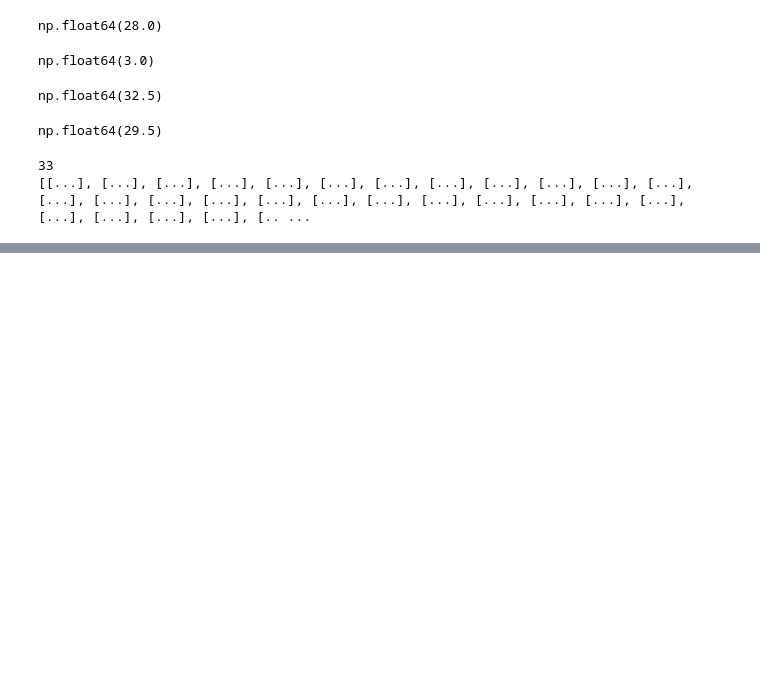
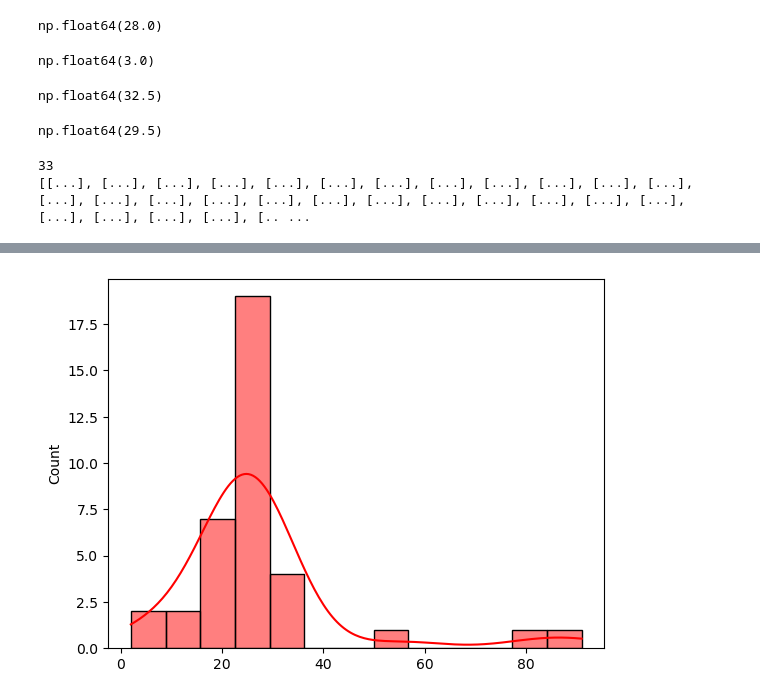
Before and after one commit to dishagagnamwar/learning-python, a Jupyter notebook: NUMPY/boxplot and histogram .ipynb, the cells around one changed output, grey strips where cells are left out. Drawn from its saved outputs; the diff is of its cells as text; code cells hidden in the pictures; blank space fills up the shorter version.

```diff
--- a/NUMPY/boxplot and histogram .ipynb
+++ b/NUMPY/boxplot and histogram .ipynb
@@ -128,0 +134,5 @@ im
+# %%
+sns.histplot(age,kde=True,color="red")
+plt.show()
+# %% [output]
+[figure, added]
```
Also changed, not shown: parts of 4 cells of this notebook.
